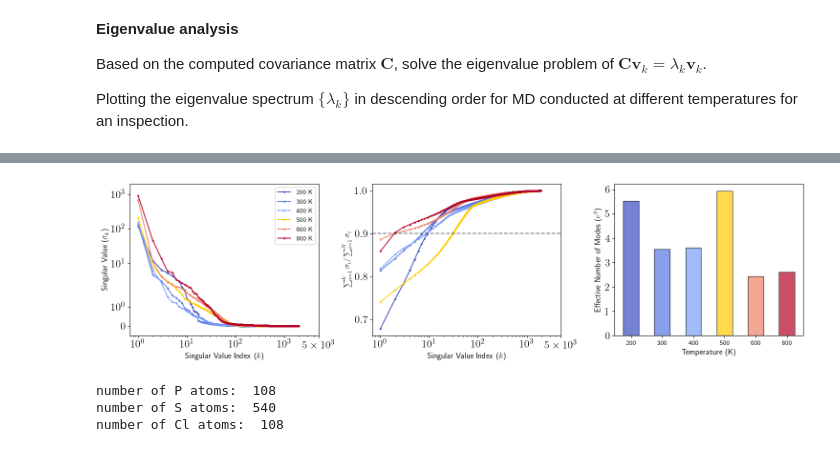
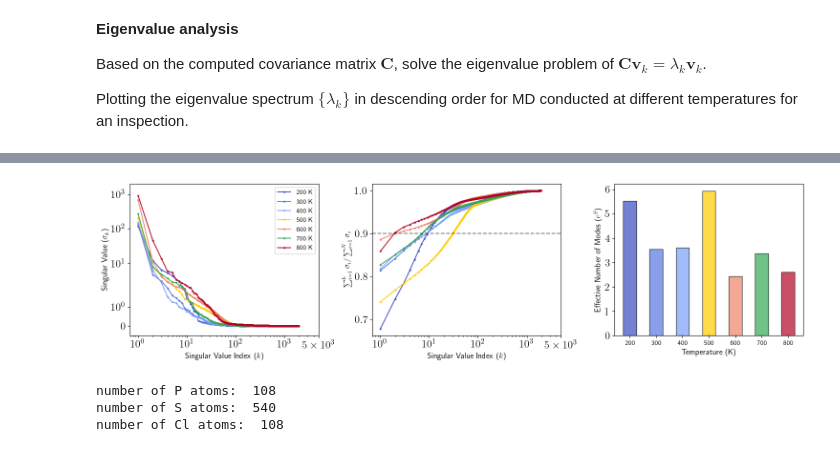
Before and after one commit to yangjackie/diffuser, a Jupyter notebook: essential_dynamics.ipynb, the cells around one changed output, grey strips where cells are left out. Drawn from its saved outputs; the diff is of its cells as text; code cells hidden in the pictures.

```diff
--- a/essential_dynamics.ipynb
+++ b/essential_dynamics.ipynb
@@ -25,7 +25,7 @@ def _progress(iterable, **kwargs):
     return iterable
 # %%
 # load the molecular dynamics trajectory
-traj_directory = "/Volumes/Expansion/Jack_work_data/LiPSCl-diffusion/nve_md/FT_MACE_long_traj/200_K/"
+traj_directory = "/Users/jackyang-macmini/Dropbox/Documents/projects/artificial_intelligence/LiPSCl-diffusion/nve_md/FT_MACE_long_traj/400_K/"
 all_traj_files = glob.glob(traj_directory + "nve_md_*.traj")
 traj = []
 for i in range(len(all_traj_files)):
@@ -103,13 +125,15 @@ Based on the computed covariance matrix $\mathbf{C}$, solve the eigenvalue probl
 Plotting the eigenvalue spectrum $\{\lambda_k\}$ in descending order for MD conducted at different temperatures for an inspection.
 # %%
 from matplotlib import pyplot as plt
-covariance_matrix_200K = np.load("/Users/jackyang-macmini/OneDrive - UNSW/Documents/Projects/artificial_intelligence/LiPSCl-diffusion/nve_md/FT_MACE_long_traj/200_K/covariance_matrix.npy")
-covariance_matrix_300K = np.load("/Users/jackyang-macmini/OneDrive - UNSW/Documents/Projects/artificial_intelligence/LiPSCl-diffusion/nve_md/FT_MACE_long_traj/300_K/covariance_matrix.npy")
-covariance_matrix_400K = np.load("/Users/jackyang-macmini/OneDrive - UNSW/Documents/Projects/artificial_intelligence/LiPSCl-diffusion/nve_md/FT_MACE_long_traj/400_K/covariance_matrix.npy")
-covariance_matrix_500K = np.load("/Users/jackyang-macmini/OneDrive - UNSW/Documents/Projects/artificial_intelligence/LiPSCl-diffusion/nve_md/FT_MACE_long_traj/500_K/covariance_matrix.npy")
-covariance_matrix_600K = np.load("/Users/jackyang-macmini/OneDrive - UNSW/Documents/Projects/artificial_intelligence/LiPSCl-diffusion/nve_md/FT_MACE_long_traj/600_K/covariance_matrix.npy")
-#covariance_matrix_700K = np.load("/Users/jackyang-macmini/OneDrive - UNSW/Documents/Projects/artificial_intelligence/LiPSCl-diffusion/nve_md/FT_MACE_long_traj/700_K/covariance_matrix.npy")
-covariance_matrix_800K = np.load("/Users/jackyang-macmini/OneDrive - UNSW/Documents/Projects/artificial_intelligence/LiPSCl-diffusion/nve_md/FT_MACE_long_traj/800_K/covariance_matrix.npy")
+traj_directory = "/Users/jackyang-macmini/Dropbox/Documents/projects/artificial_intelligence/LiPSCl-diffusion/nve_md/FT_MACE_long_traj/"
+
+covariance_matrix_200K = np.load(traj_directory + "200_K/covariance_matrix.npy")
+covariance_matrix_300K = np.load(traj_directory + "300_K/covariance_matrix.npy")
+covariance_matrix_400K = np.load(traj_directory + "400_K/covariance_matrix.npy")
+covariance_matrix_500K = np.load(traj_directory + "500_K/covariance_matrix.npy")
+covariance_matrix_600K = np.load(traj_directory + "600_K/covariance_matrix.npy")
+covariance_matrix_700K = np.load(traj_directory + "700_K_rerun/covariance_matrix.npy")
+covariance_matrix_800K = np.load(traj_directory + "800_K/covariance_matrix.npy")
 # %%
 eigenvalues_200K, eigenvectors_200K = np.linalg.eigh(covariance_matrix_200K)
 eigenvalues_300K, eigenvectors_300K = np.linalg.eigh(covariance_matrix_300K)
@@ -322,12 +358,14 @@ covariance_matrix_300_element_framework = covariance_matrix_300K[np.ix_(element_
 covariance_matrix_400_element_framework = covariance_matrix_400K[np.ix_(element_indices, framework_indices)]
 covariance_matrix_500_element_framework = covariance_matrix_500K[np.ix_(element_indices, framework_indices)]
 covariance_matrix_600_element_framework = covariance_matrix_600K[np.ix_(element_indices, framework_indices)]
+covariance_matrix_700_element_framework = covariance_matrix_700K[np.ix_(element_indices, framework_indices)]
 covariance_matrix_800_element_framework = covariance_matrix_800K[np.ix_(element_indices, framework_indices)]
 u_200, s_200, vt_200 = np.linalg.svd(covariance_matrix_200_element_framework)
 u_300, s_300, vt_300 = np.linalg.svd(covariance_matrix_300_element_framework)
 u_400, s_400, vt_400 = np.linalg.svd(covariance_matrix_400_element_framework)
 u_500, s_500, vt_500 = np.linalg.svd(covariance_matrix_500_element_framework)
 u_600, s_600, vt_600 = np.linalg.svd(covariance_matrix_600_element_framework)
+u_700, s_700, vt_700 = np.linalg.svd(covariance_matrix_700_element_framework)
 u_800, s_800, vt_800 = np.linalg.svd(covariance_matrix_800_element_framework)
 
 framework_index_map = {i: j for j, i in enumerate(framework_indices)}
@@ -342,6 +380,7 @@ ax[0].plot([i + 1 for i in range(len(s_300))], s_300, "o-", c=color_300K, label=
 ax[0].plot([i + 1 for i in range(len(s_400))], s_400, "o-", c=color_400K, label="400 K", alpha=0.9, markersize=2)
 ax[0].plot([i + 1 for i in range(len(s_500))], s_500, "o-", c=color_500K, label="500 K", alpha=0.9, markersize=2)
 ax[0].plot([i + 1 for i in range(len(s_600))], s_600, "o-", c=color_600K, label="600 K", alpha=0.9, markersize=2)
+ax[0].plot([i + 1 for i in range(len(s_700))], s_700, "o-", c=color_700K, label="700 K", alpha=0.9, markersize=2)
 ax[0].plot([i + 1 for i in range(len(s_800))], s_800, "o-", c=color_800K, label="800 K", alpha=0.9, markersize=2)
 ax[0].set_xscale("log")
 ax[0].set_yscale("symlog")
@@ -358,6 +397,7 @@ ax[1].plot([i + 1 for i in range(len(s_300))], [np.sum(s_300[: i + 1]) / np.sum(
 ax[1].plot([i + 1 for i in range(len(s_400))], [np.sum(s_400[: i + 1]) / np.sum(s_400) for i in range(len(s_400))], "o-", c=color_400K, label="400 K", alpha=0.9, markersize=2)
 ax[1].plot([i + 1 for i in range(len(s_500))], [np.sum(s_500[: i + 1]) / np.sum(s_500) for i in range(len(s_500))], "o-", c=color_500K, label="500 K", alpha=0.9, markersize=2)
 ax[1].plot([i + 1 for i in range(len(s_600))], [np.sum(s_600[: i + 1]) / np.sum(s_600) for i in range(len(s_600))], "o-", c=color_600K, label="600 K", alpha=0.9, markersize=2)
+ax[1].plot([i + 1 for i in range(len(s_700))], [np.sum(s_700[: i + 1]) / np.sum(s_700) for i in range(len(s_700))], "o-", c=color_700K, label="700 K", alpha=0.9, markersize=2)
 ax[1].plot([i + 1 for i in range(len(s_800))], [np.sum(s_800[: i + 1]) / np.sum(s_800) for i in range(len(s_800))], "o-", c=color_800K, label="800 K", alpha=0.9, markersize=2)
 ax[1].set_xscale("log")
 ax[1].set_xticks([1, 10, 100, 1000, 5000])
@@ -368,38 +408,43 @@ ax[1].set_xlabel("Singular Value Index ($k$)", fontsize=12)
 ax[1].set_ylabel("$\\sum_{i=1}^k \\sigma_i / \\sum_{i=1}^N \\sigma_i$", fontsize=12)
 # ax[1].legend(fontsize=10)
 
 prob_200 = [s_200[i]/np.sum(s_200) for i in range(len(s_200))]
 prob_300 = [s_300[i]/np.sum(s_300) for i in range(len(s_300))]
 prob_400 = [s_400[i]/np.sum(s_400) for i in range(len(s_400))]
 prob_500 = [s_500[i]/np.sum(s_500) for i in range(len(s_500))]
 prob_600 = [s_600[i]/np.sum(s_600) for i in range(len(s_600))]
+prob_700 = [s_700[i]/np.sum(s_700) for i in range(len(s_700))]
 prob_800 = [s_800[i]/np.sum(s_800) for i in range(len(s_800))]
 
 entropy_200 = -np.sum([p * np.log(p) for p in prob_200])
 entropy_300 = -np.sum([p * np.log(p) for p in prob_300])
 entropy_400 = -np.sum([p * np.log(p) for p in prob_400])
 entropy_500 = -np.sum([p * np.log(p) for p in prob_500])
 entropy_600 = -np.sum([p * np.log(p) for p in prob_600])
+entropy_700 = -np.sum([p * np.log(p) for p in prob_700])
 entropy_800 = -np.sum([p * np.log(p) for p  in prob_800])
 
 effective_modes_200 = np.exp(entropy_200)
 effective_modes_300 = np.exp(entropy_300)
 effective_modes_400 = np.exp(entropy_400)
 effective_modes_500 = np.exp(entropy_500)
 effective_modes_600 = np.exp(entropy_600)
+effective_modes_700 = np.exp(entropy_700)
 effective_modes_800 = np.exp(entropy_800)
 
-ax[2].bar([1,2,3,4,5,6],[effective_modes_200, effective_modes_300, effective_modes_400, effective_modes_500, effective_modes_600, effective_modes_800], color=[color_200K, color_300K, color_400K, color_500K, color_600K, color_800K], alpha=0.7, width=0.5, edgecolor="k")
-ax[2].set_xticks([1,2,3,4,5,6])
-ax[2].set_xticklabels(["200", "300", "400", "500", "600", "800"], fontsize=10)
+ax[2].bar([1,2,3,4,5,6,7],[effective_modes_200, effective_modes_300, effective_modes_400, effective_modes_500, effective_modes_600, effective_modes_700, effective_modes_800], color=[color_200K, color_300K, color_400K, color_500K, color_600K, color_700K, color_800K], alpha=0.7, width=0.5, edgecolor="k")
+ax[2].set_xticks([1,2,3,4,5,6,7], labels=["200", "300", "400", "500", "600", "700", "800"], fontsize=10)
 ax[2].set_ylabel("Effective Number of Modes ($e^S$)", fontsize=12)
 ax[2].set_xlabel("Temperature (K)", fontsize=12)
 
 plt.tight_layout()
-plt.savefig("/Users/jackyang-macmini/OneDrive - UNSW/Documents/Projects/artificial_intelligence/LiPSCl-diffusion/nve_md_essential_dynamics_analysis_Li_framework_svd.pdf", bbox_inches="tight")
+plt.savefig(
+    "/Users/jackyang-macmini/Dropbox/Documents/projects/artificial_intelligence/LiPSCl-diffusion-documents/nve_md_essential_dynamics_analysis_Li_framework_svd.pdf",
+    bbox_inches="tight",
+)
 plt.show()
 # %% [output]
-[figure, old version]
+[figure, new version]
 # %%
 P_indices = [i for i, symbol in enumerate(input_atom_order) if symbol == 'P']
 S_indices = [i for i, symbol in enumerate(input_atom_order) if symbol == 'S']
```
Also changed, not shown: parts of 8 cells of this notebook, 2 other files.
